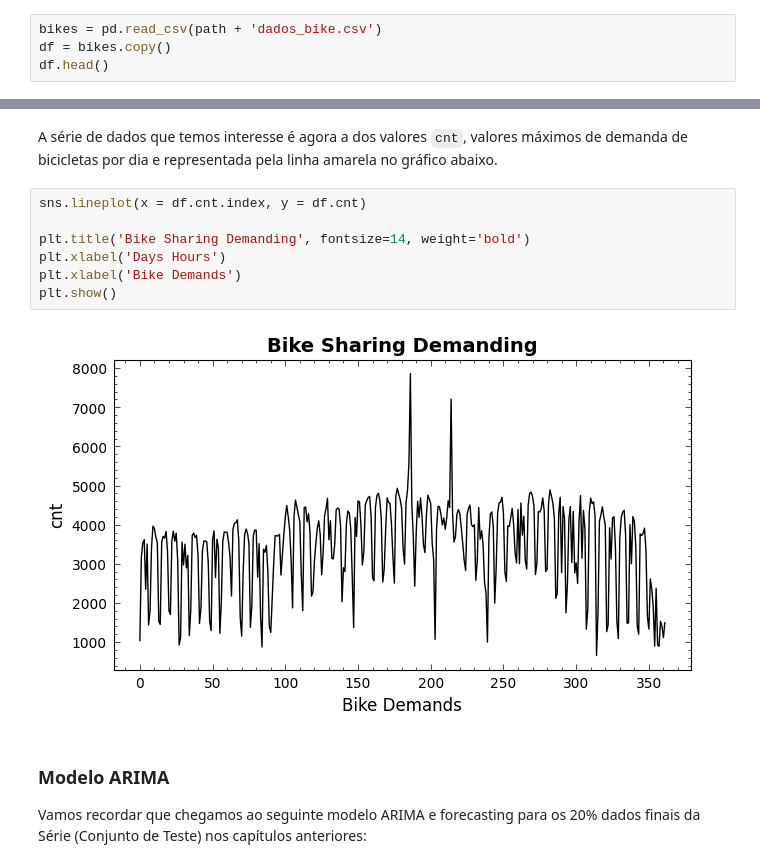
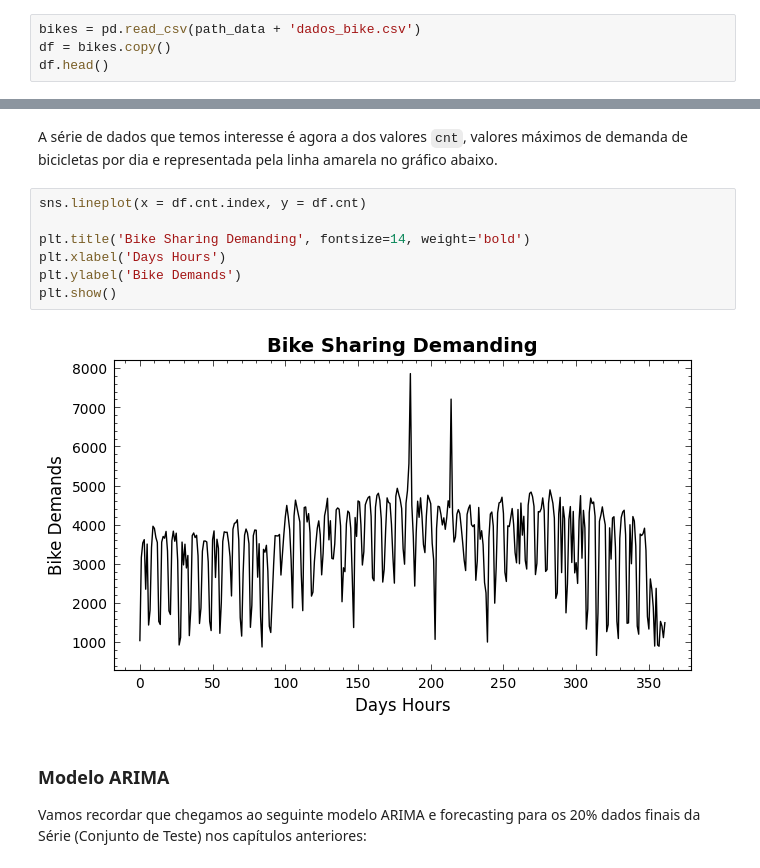
Before and after one commit to Introducao-Series-Temporais-em-Python/Book, a Jupyter notebook: Cap5.ipynb, the cells around one changed output, grey strips where cells are left out. Drawn from its saved outputs; the diff is of its cells as text.

```diff
--- a/Cap5.ipynb
+++ b/Cap5.ipynb
@@ -484,7 +484,7 @@ Veja que o resultado estimado (linha tracejada e pontos com marcadores *quadrado
 
 Nos capítulos anteriores você pôde acompanhar análises completas da Série de Dados Bike Sharing. Esta é uma Série bastante complexa embora com características bastante comuns a um grande número de problemas que envolvem demanda de produtos e serviços. Você agora aplicar um modelo de Aprendizado de Máquina a essa Série.
 # %%
-bikes = pd.read_csv(path + 'dados_bike.csv')
+bikes = pd.read_csv(path_data + 'dados_bike.csv')
 df = bikes.copy()
 df.head()
 # %% [output]
@@ -499,12 +499,12 @@ A série de dados que temos interesse é agora a dos valores `cnt`, valores máx
 # %%
 sns.lineplot(x = df.cnt.index, y = df.cnt)
 
 plt.title('Bike Sharing Demanding', fontsize=14, weight='bold')
 plt.xlabel('Days Hours')
-plt.xlabel('Bike Demands')
+plt.ylabel('Bike Demands')
 plt.show()
 # %% [output]
-[figure, old version]
+[figure, new version]
 # %% [markdown]
 ### Modelo ARIMA
 
```
Also changed, not shown: parts of 14 cells of this notebook.
